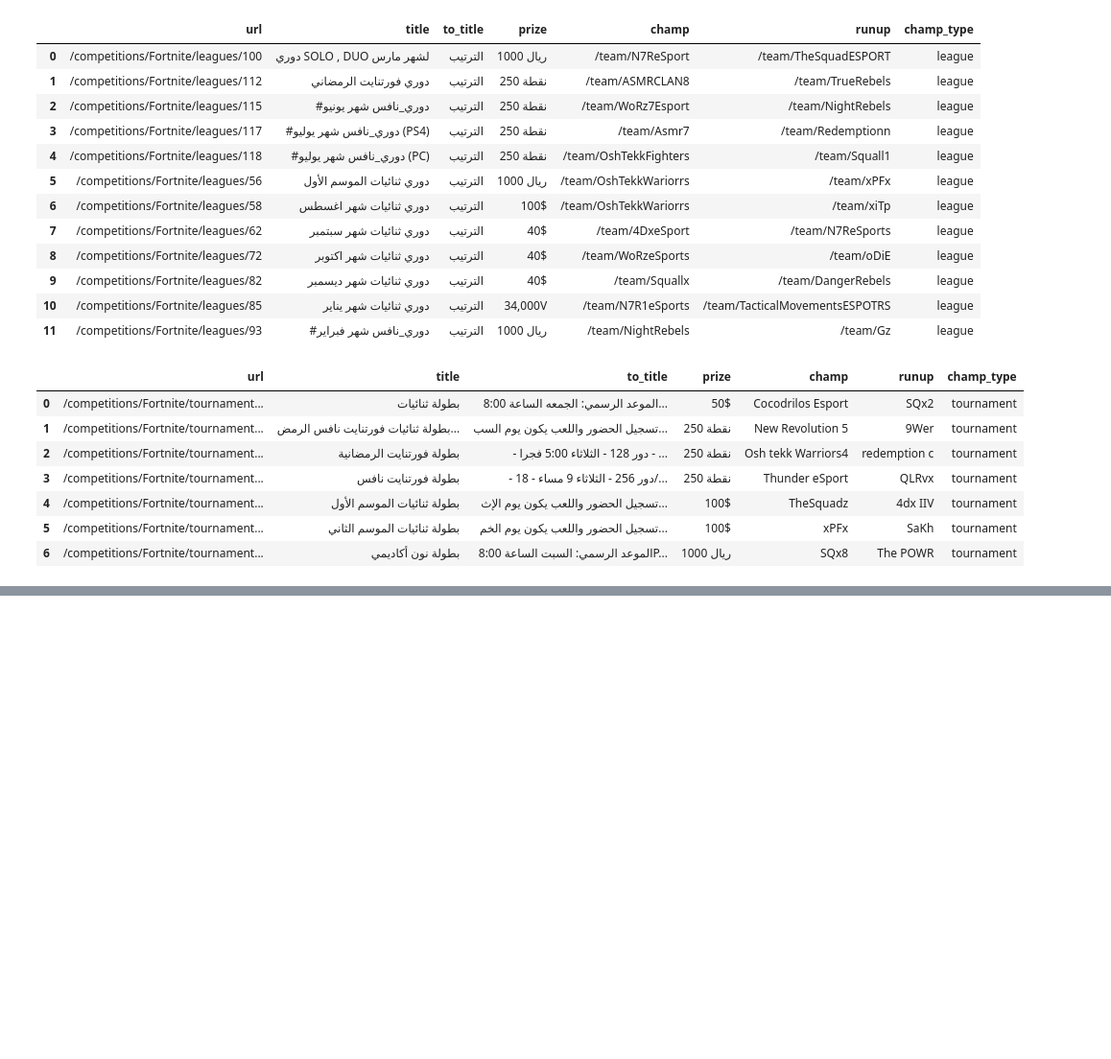
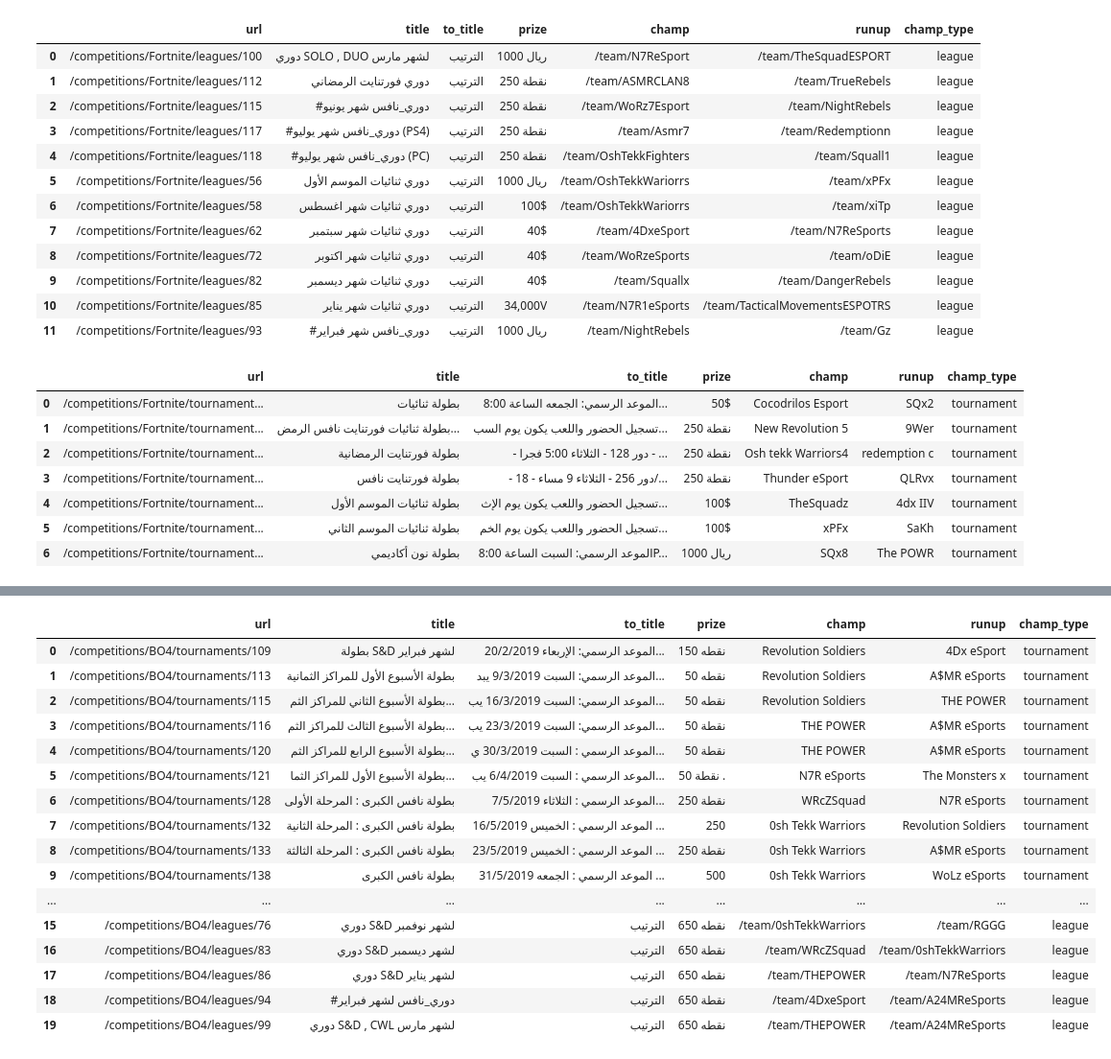
Before and after one commit to iRaied/eSports_Teams, a Jupyter notebook: esports_teams.ipynb, the cells around one changed output, grey strips where cells are left out. Shown at 96% size. Cells and saved outputs as stored; diff of their text form; code cells hidden in the pictures; blank space fills up the shorter version.

Commit message:
finish championships of COD BO4

```diff
--- a/esports_teams.ipynb
+++ b/esports_teams.ipynb
@@ -1543,0 +1677,2 @@ fortnite
+# %%
+df_cod_l['champ_type'] = 'league'
@@ -1543,0 +1692,30 @@ fortnite
+# %%
+df_cod_t = []
+folder = './TOs/NAFS/COD_BO4/Tourneys'
+for cod_txt in os.listdir(folder):
+    with open(os.path.join(folder, cod_txt), encoding='utf8') as file:
+        #print(file.name)
+        soup = BeautifulSoup(file.read())
+        div_container = soup.find('div', class_="left")
+        div_container2 = soup.find('div', class_="mobra")
+        for url in div_container2.find_all('a'):
+            url = url.get('href')
+            url = url.strip()[26:]
+            #print(url)
+        title = soup.find('h2').contents[0]
+        to_title = soup.find('div', class_="tournament__title ar").contents[0]
+        div_container = soup.find('ul', class_="specs")
+        prize = div_container.find_all('li')[1].contents[1].strip()
+        div_container = soup.find('div', class_="message-box")
+        champ = div_container.find_all('a')[0].contents[0].strip()
+        runup = div_container.find_all('a')[1].contents[0].strip()
+        #print(title)
+        #print(to_title)
+        #print(prize)
+        #print(champ)
+        #print(runup)
+        # Append to list of dictionaries
+        df_cod_t.append({'url': url, 'title': title, 'to_title': to_title, 'prize': prize, 'champ': champ, 'runup': runup})
+df_cod_t = pd.DataFrame(df_cod_t, columns = ['url', 'title', 'to_title', 'prize', 'champ', 'runup'])
+# %%
+df_cod_t['champ_type'] = 'tournament'
@@ -1543,0 +1737,22 @@ fortnite
+# %%
+df_cod = df_cod_t.append(df_cod_l, ignore_index=True)
+# %%
+df_cod
+# %% [output]
+|  | url | title | to_title | prize | champ | runup | champ_type |
+| 0 | /competitions/BO4/tournaments/109 | بطولة S&D لشهر فبراير | الموعد الرسمي: الإربعاء 20/2/2019... | 150 نقطه | Revolution Soldiers | 4Dx eSport | tournament |
+| 1 | /competitions/BO4/tournaments/113 | بطولة الأسبوع الأول للمراكز الثمانية | الموعد الرسمي: السبت 9/3/2019 يبد... | 50 نقطه | Revolution Soldiers | A$MR eSports | tournament |
+| 2 | /competitions/BO4/tournaments/115 | بطولة الأسبوع الثاني للمراكز الثم... | الموعد الرسمي: السبت 16/3/2019 يب... | 50 نقطه | Revolution Soldiers | THE POWER | tournament |
+| 3 | /competitions/BO4/tournaments/116 | بطولة الأسبوع الثالث للمراكز الثم... | الموعد الرسمي: السبت 23/3/2019 يب... | 50 نقطة | THE POWER | A$MR eSports | tournament |
+| 4 | /competitions/BO4/tournaments/120 | بطولة الأسبوع الرابع للمراكز الثم... | الموعد الرسمي : السبت 30/3/2019 ي... | 50 نقطة | THE POWER | A$MR eSports | tournament |
+| 5 | /competitions/BO4/tournaments/121 | بطولة الأسبوع الأول للمراكز الثما... | الموعد الرسمي : السبت 6/4/2019 يب... | 50 نقطة . | N7R eSports | The Monsters x | tournament |
+| 6 | /competitions/BO4/tournaments/128 | بطولة نافس الكبرى : المرحلة الأولى | الموعد الرسمي : الثلاثاء 7/5/2019... | 250 نقطة | WRcZSquad | N7R eSports | tournament |
+| 7 | /competitions/BO4/tournaments/132 | بطولة نافس الكبرى : المرحلة الثانية | الموعد الرسمي : الخميس 16/5/2019 ... | 250 | 0sh Tekk Warriors | Revolution Soldiers | tournament |
+| 8 | /competitions/BO4/tournaments/133 | بطولة نافس الكبرى : المرحلة الثالثة | الموعد الرسمي : الخميس 23/5/2019 ... | 250 نقطة | 0sh Tekk Warriors | A$MR eSports | tournament |
+| 9 | /competitions/BO4/tournaments/138 | بطولة نافس الكبرى | الموعد الرسمي : الجمعه 31/5/2019 ... | 500 | 0sh Tekk Warriors | WoLz eSports | tournament |
+| ... | ... | ... | ... | ... | ... | ... | ... |
+| 15 | /competitions/BO4/leagues/76 | دوري S&D لشهر نوفمبر | الترتيب | 650 نقطه | /team/0shTekkWarriors | /team/RGGG | league |
+| 16 | /competitions/BO4/leagues/83 | دوري S&D لشهر ديسمبر | الترتيب | 650 نقطة | /team/WRcZSquad | /team/0shTekkWarriors | league |
+| 17 | /competitions/BO4/leagues/86 | دوري S&D لشهر يناير | الترتيب | 650 نقطه | /team/THEPOWER | /team/N7ReSports | league |
+| 18 | /competitions/BO4/leagues/94 | #دوري_نافس لشهر فبراير | الترتيب | 650 نقطة | /team/4DxeSport | /team/A24MReSports | league |
+| 19 | /competitions/BO4/leagues/99 | دوري S&D , CWL لشهر مارس | الترتيب | 650 نقطه | /team/THEPOWER | /team/A24MReSports | league |
```
Also changed, not shown: parts of 13 cells of this notebook.
